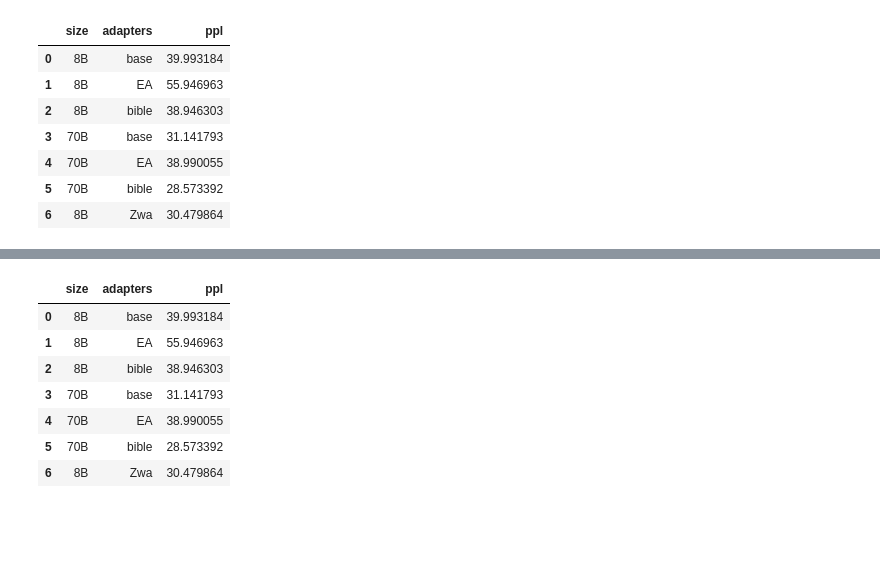
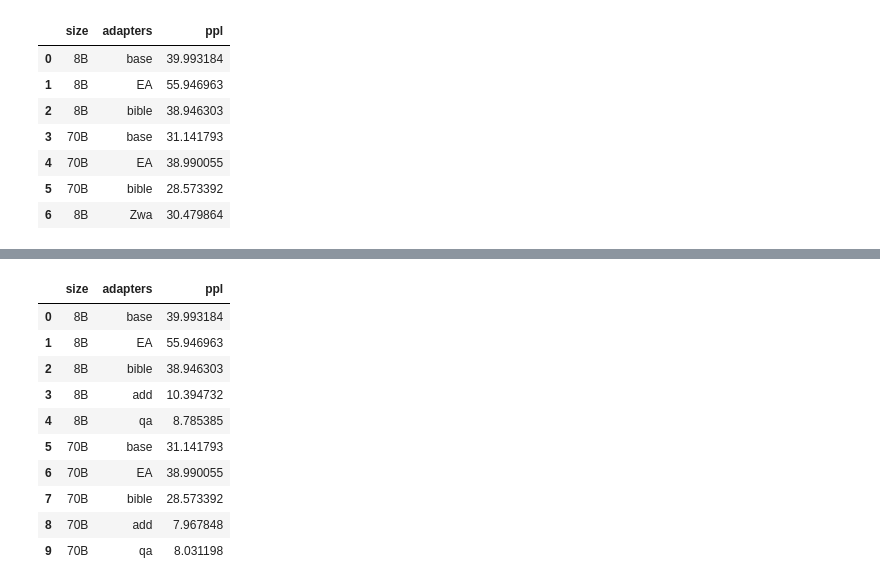
Before and after one commit to Boffl/BullingerDigitalLMFootnotes, a Jupyter notebook: evaluate/eval_plots.ipynb, the cells around one changed output, grey strips where cells are left out. Cells and saved outputs as stored; diff of their text form; code cells hidden in the pictures; blank space fills up the shorter version.

Commit message:
better ppl plot

```diff
--- a/evaluate/eval_plots.ipynb
+++ b/evaluate/eval_plots.ipynb
@@ -86,13 +93,16 @@ def plot_ppl(data):
 # %%
-df = (get_plot_df(["EA", "base", "bible", "Zwa", "test"], len_data=10))
+df = (get_plot_df(["EA", "base", "bible", "test", "add", "qa"], len_data=10))
 
 df
 # %% [output]
 |  | size | adapters | ppl |
 | 0 | 8B | base | 39.993184 |
 | 1 | 8B | EA | 55.946963 |
 | 2 | 8B | bible | 38.946303 |
-| 3 | 70B | base | 31.141793 |
-| 4 | 70B | EA | 38.990055 |
-| 5 | 70B | bible | 28.573392 |
-| 6 | 8B | Zwa | 30.479864 |
+| 3 | 8B | add | 10.394732 |
+| 4 | 8B | qa | 8.785385 |
+| 5 | 70B | base | 31.141793 |
+| 6 | 70B | EA | 38.990055 |
+| 7 | 70B | bible | 28.573392 |
+| 8 | 70B | add | 7.967848 |
+| 9 | 70B | qa | 8.031198 |
```
Also changed, not shown: parts of 3 cells of this notebook.
